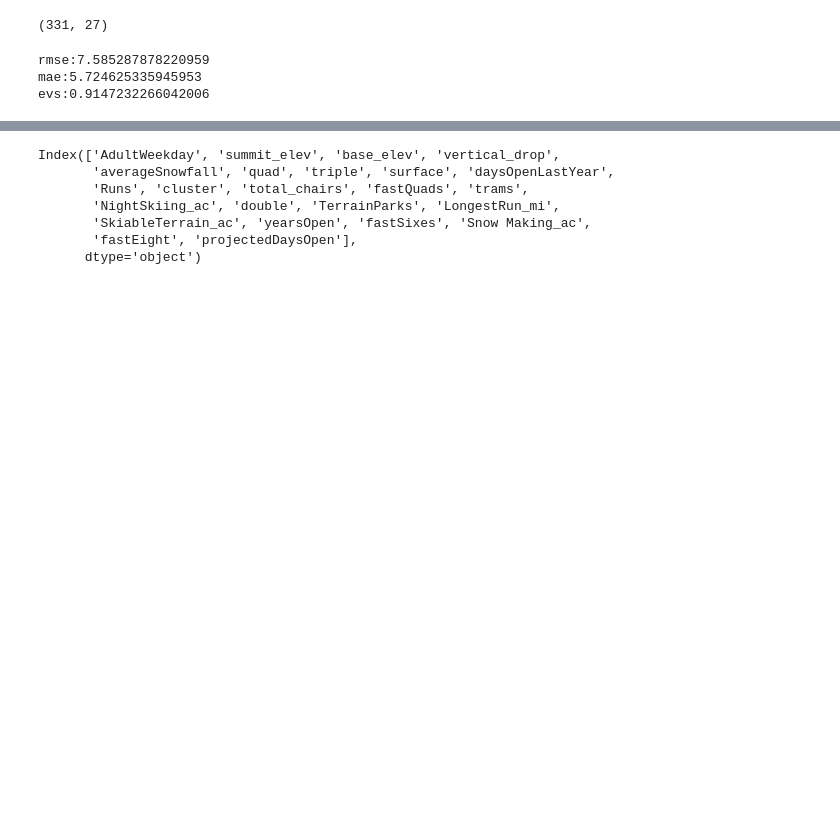
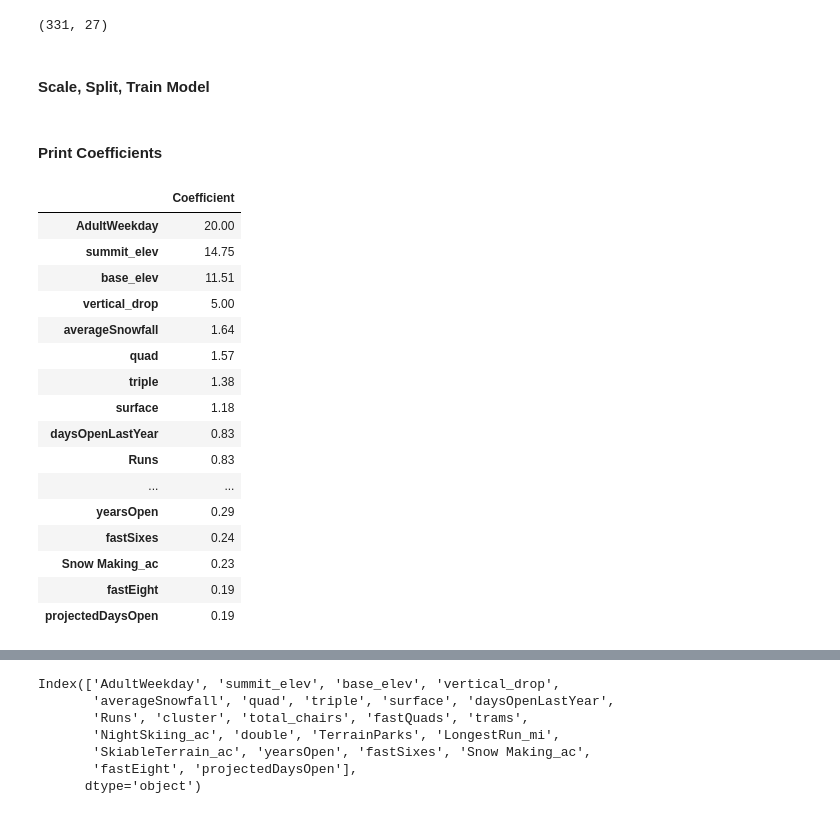
Before and after one commit to nmur1589/Guided-Capstone, a Jupyter notebook: Presentation Models/GuidedCapstoneStep6HL.ipynb, the cells around one changed output, grey strips where cells are left out. Saved outputs shown, nothing was run; the diff lists cells and outputs as text; code cells hidden in the pictures; blank space fills up the shorter version.

```diff
--- a/Presentation Models/GuidedCapstoneStep6HL.ipynb
+++ b/Presentation Models/GuidedCapstoneStep6HL.ipynb
@@ -92,6 +94,8 @@ def dummy(df, exclude):
             df = pd.concat([df.drop(df_dummy, axis = 1), pd.get_dummies(df_dummy)], axis =1)
 
     return df
+# %% [markdown]
+#### Scale, Split, Train Model
 # %%
 #convert X and Y axises for modeling
 X = df.drop(['Name', 'state', 'AdultWeekend'], axis = 1)
@@ -126,8 +124,25 @@ dfComp = pd.DataFrame({'Actual': y_test, 'Predicted': y_pred}, columns = ['Actua
-# %%
-print('rmse:' + str(rmse))
-print('mae:' + str(mae))
-print('evs:' + str(evs))
-# %% [output]
-rmse:7.585287878220959
-mae:5.724625335945953
-evs:0.9147232266042006
+# %% [markdown]
+#### Print Coefficients
+# %%
+coef = np.round(lm.coef_,2)
+dfCoef = pd.DataFrame(abs(coef), X.columns, columns=['Coefficient']).sort_values(by='Coefficient', ascending = False)
+dfComp = pd.DataFrame({'Actual': y_test, 'Predicted': y_pred}, columns = ['Actual','Predicted'])
+dfCoef
+# %% [output]
+|  | Coefficient |
+| AdultWeekday | 20.00 |
+| summit_elev | 14.75 |
+| base_elev | 11.51 |
+| vertical_drop | 5.00 |
+| averageSnowfall | 1.64 |
+| quad | 1.57 |
+| triple | 1.38 |
+| surface | 1.18 |
+| daysOpenLastYear | 0.83 |
+| Runs | 0.83 |
+| ... | ... |
+| yearsOpen | 0.29 |
+| fastSixes | 0.24 |
+| Snow Making_ac | 0.23 |
+| fastEight | 0.19 |
+| projectedDaysOpen | 0.19 |
```
Also changed, not shown: parts of 7 cells of this notebook, 1 other file.
